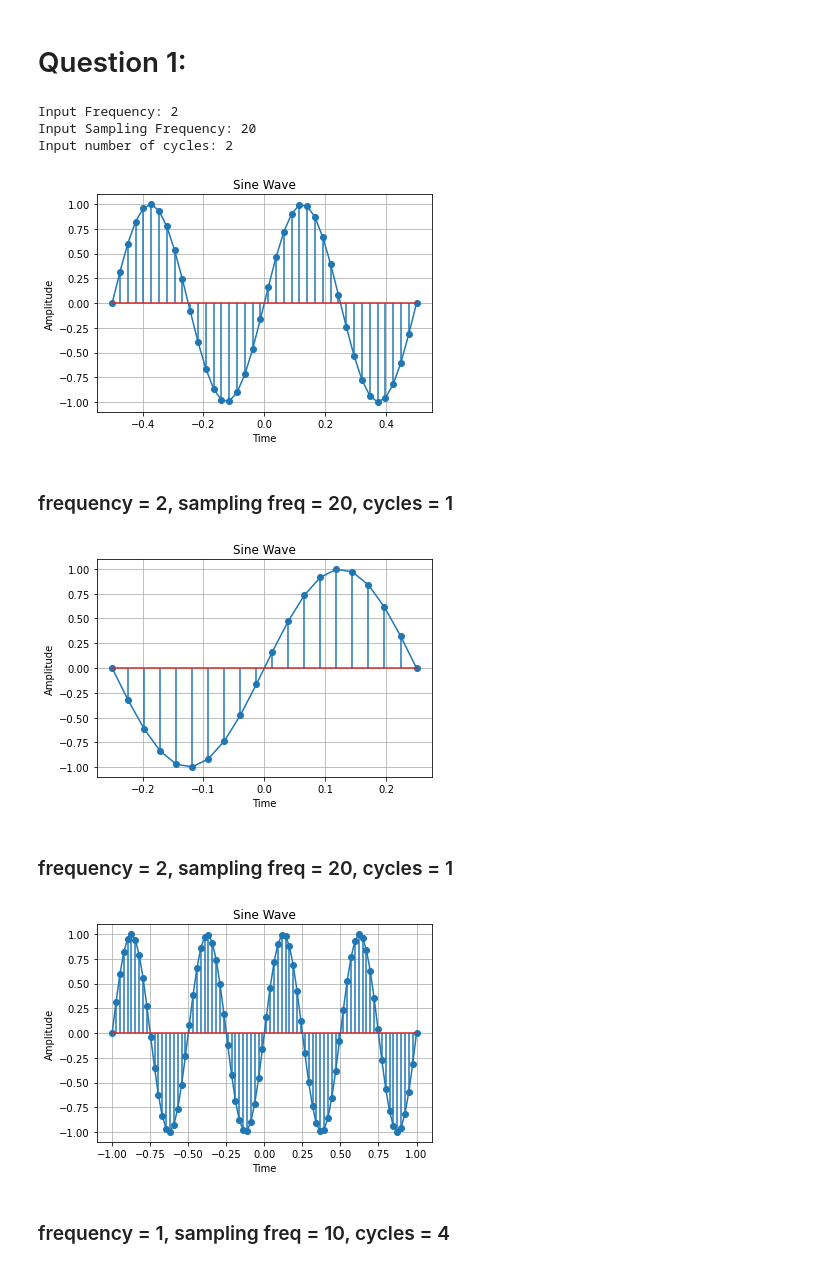
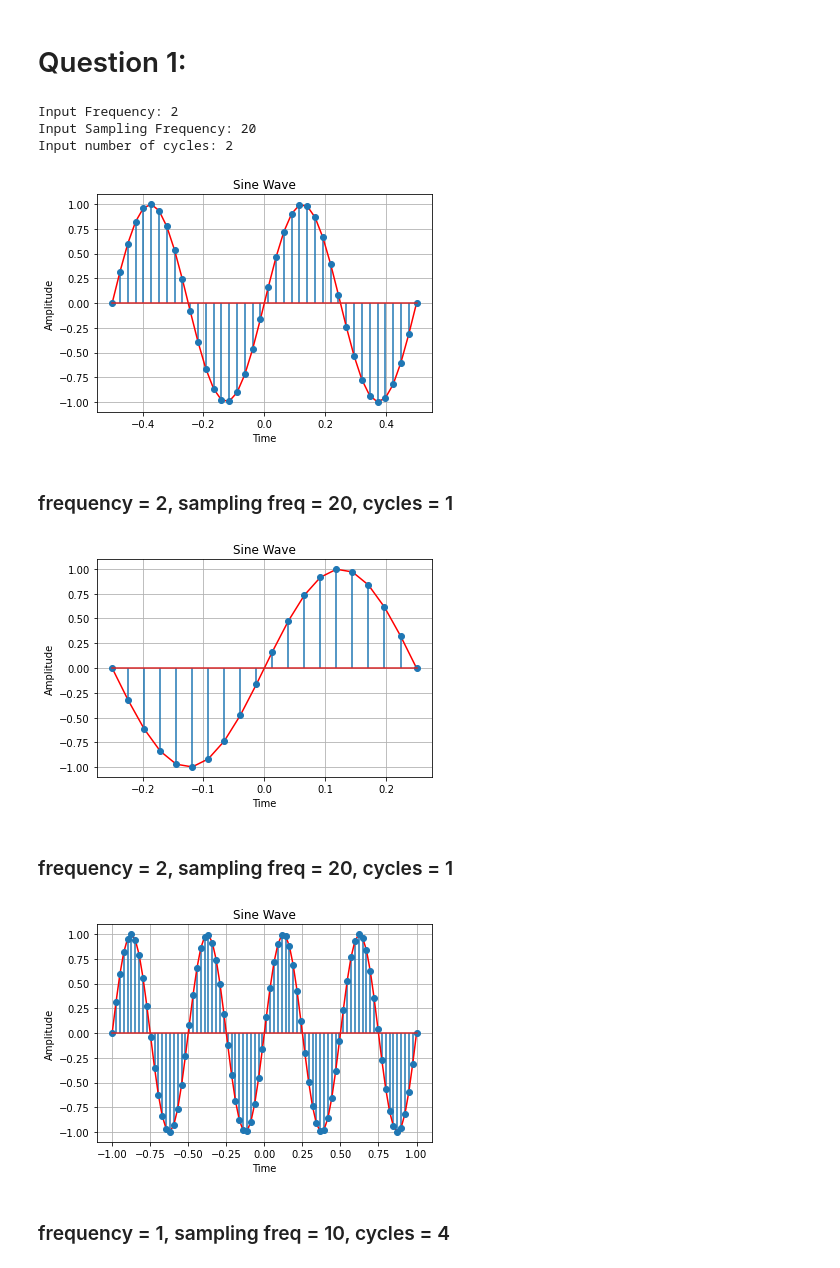
Before and after one commit to shantanutyagi67/CT303_Labs, a Jupyter notebook: Lab 1/E1.ipynb, the cells around one changed output. Saved outputs shown, nothing was run; the diff lists cells and outputs as text; code cells hidden in the pictures.

```diff
--- a/Lab 1/E1.ipynb
+++ b/Lab 1/E1.ipynb
@@ -3,27 +3,27 @@
 # %%
 import matplotlib.pyplot as plt
 import numpy as np
 
 def mysinplot(f, fs, n):
     x = np.linspace(-n/(2*f),n/(2*f),fs*n)
-    plt.plot(x,np.sin(2*np.pi*f*x))
+    plt.plot(x,np.sin(2*np.pi*f*x),'r')
     plt.stem(x,np.sin(2*np.pi*f*x))
     plt.title('Sine Wave')
     plt.xlabel('Time')
     plt.ylabel('Amplitude')
     plt.grid(True, which='both')
     plt.show()
 
 wave_frequency = int(input("Input Frequency: "))
 sampling_frequency = int(input("Input Sampling Frequency: "))
 no_cycles = int(input("Input number of cycles: "))
 mysinplot(wave_frequency,sampling_frequency,no_cycles)
 # try values 2,20,2
 # %% [output]
 Input Frequency: 2
 Input Sampling Frequency: 20
 Input number of cycles: 2
-[figure, old version]
+[figure, new version]
 # %%
 # linspace command creates an arithmetic progression in the given interval with given terms. since we are taking n cycles
 # and time duration of each cycle is -1/2f to 1/2f, we multiply these values by n to get the desired time period for n cycles.
@@ -34,13 +34,13 @@ Input number of cycles: 2
 # %%
 mysinplot(2, 20, 1)
 # %% [output]
-[figure, old version]
+[figure, new version]
 # %% [markdown]
 ### frequency = 2, sampling freq = 20, cycles = 1
 # %%
 mysinplot(2, 20, 4)
 # %% [output]
-[figure, old version]
+[figure, new version]
 # %% [markdown]
 ### frequency = 1, sampling freq = 10, cycles = 4
 # %%
```
Also changed, not shown: parts of 5 cells of this notebook, 8 other files.
